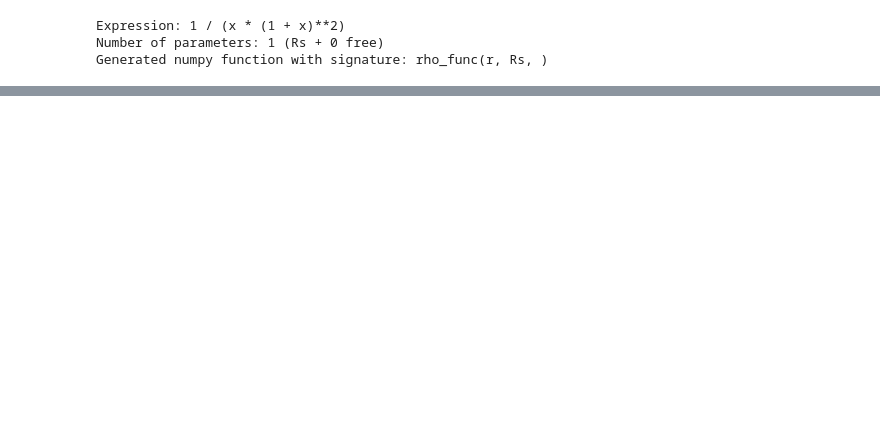
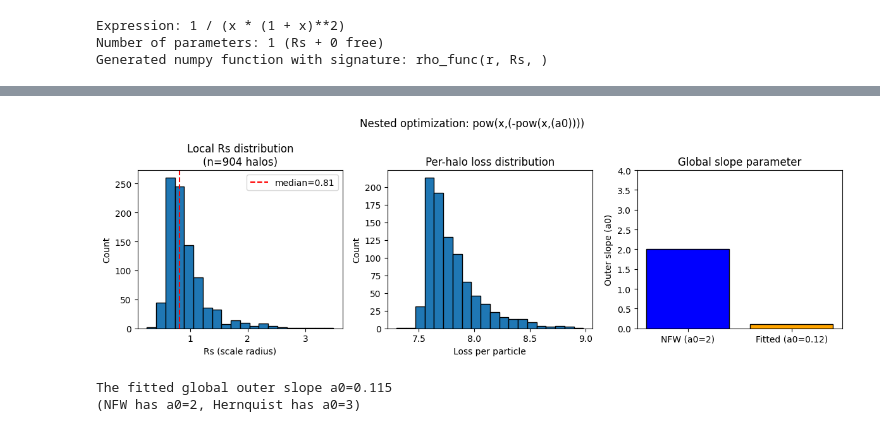
Before and after one commit to Richard-Sti/CDMProfile, a Jupyter notebook: notebooks/examples/fit_single.ipynb, the cells around one changed output, grey strips where cells are left out. Drawn from its saved outputs; the diff is of its cells as text; code cells hidden in the pictures; blank space fills up the shorter version.

```diff
--- a/notebooks/examples/fit_single.ipynb
+++ b/notebooks/examples/fit_single.ipynb
@@ -284,0 +388,9 @@ plt.show()
+# %%
+# nested_expr = "1/(x*(1+x)**a0)"
+# nested_expr = "pow(x,(-pow(x,a0)))"
+nested_expr = "pow(x,(-pow(x,(a0))))"
+print(f"Expression: {nested_expr}")
+
+# Compile the nested fitter
+nested_fitter = cdmprof.compile_nested_fitter(nested_expr)
+print(f"Compiled nested fitter with {nested_fitter.nparams} parameters")
@@ -284,0 +453,40 @@ plt.show()
+# %%
+# Visualize nested optimization results
+fig, axes = plt.subplots(1, 3, figsize=(12, 4))
+
+# 1. Distribution of local Rs values
+ax = axes[0]
+local_Rs = nested_result['local_params'][:, 0]
+ax.hist(local_Rs, bins=20, edgecolor='black')
+ax.set_xlabel('Rs (scale radius)')
+ax.set_ylabel('Count')
+ax.set_title(f'Local Rs distribution\n(n={halos.n_halos} halos)')
+ax.axvline(np.median(local_Rs), color='r', ls='--', label=f'median={np.median(local_Rs):.2f}')
+ax.legend()
+
+# 2. Per-halo losses
+ax = axes[1]
+ax.hist(nested_result['halo_losses'] / binned['npart'], bins=20, edgecolor='black')
+ax.set_xlabel('Loss per particle')
+ax.set_ylabel('Count')
+ax.set_title('Per-halo loss distribution')
+
+# 3. Compare with standard NFW (a0=2)
+ax = axes[2]
+global_a0 = nested_result['global_params'][0]
+ax.bar(['NFW (a0=2)', f'Fitted (a0={global_a0:.2f})'],
+       [2.0, global_a0], color=['blue', 'orange'], edgecolor='black')
+ax.set_ylabel('Outer slope (a0)')
+ax.set_title('Global slope parameter')
+ax.set_ylim(0, 4)
+
+plt.suptitle(f"Nested optimization: {nested_expr}", fontsize=12)
+plt.tight_layout()
+plt.show()
+
+print(f"\nThe fitted global outer slope a0={global_a0:.3f}")
+print(f"(NFW has a0=2, Hernquist has a0=3)")
+# %% [output]
+[figure, added]
+The fitted global outer slope a0=0.115
+(NFW has a0=2, Hernquist has a0=3)
```
Also changed, not shown: parts of 13 cells of this notebook.
